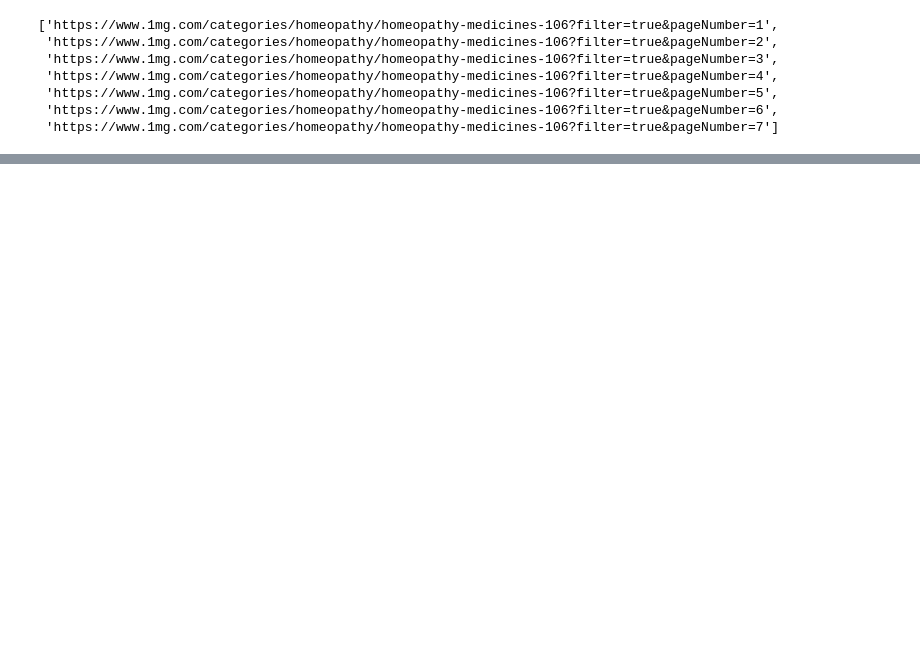
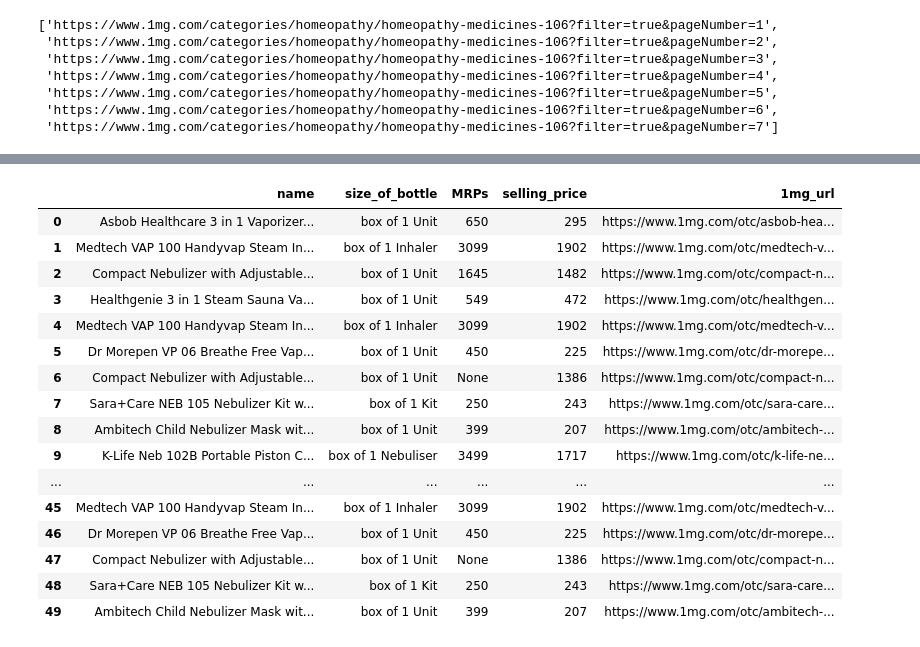
Before and after one commit to Deeakpant9759/WebScrapying_Scratch, a Jupyter notebook: 1mg_Scraper/scrap_homyoptahy.ipynb, the cells around one changed output, grey strips where cells are left out. Drawn from its saved outputs; the diff is of its cells as text; code cells hidden in the pictures; blank space fills up the shorter version.

```diff
--- a/1mg_Scraper/scrap_homyoptahy.ipynb
+++ b/1mg_Scraper/scrap_homyoptahy.ipynb
@@ -40,7 +40,7 @@ while True:
 
     # Construct the URL for the current page
 
-    url = "https://www.1mg.com/categories/homeopathy/homeopathy-medicines-106?filter=true&pageNumber=" + str(page)
+    url = "https://www.1mg.com/categories/anti-pollution/vaporizers-nebulizers-186?filter=true&page=" + str(page)
 
     # Send an HTTP GET request to the URL with the defined headers
     res = requests.get(url=url, headers=header)
@@ -95,7 +95,7 @@ while True:
                 URLs.append(None)
         # Print progress information for the current page
         print(page,"page=>",end=" ")
-    if page == 1251 :
+    if page == 11 :
         break
 
     page+=1 # Move to the next page for scraping
@@ -153 +161,22 @@ df['selling_price'] = df['selling_price'].str.replace(r'MRP\s*', '', regex=True)
+# %%
+df['selling_price'] = df['selling_price'].str.replace(r'Discounted Price:\s*', '', regex=True)
+df.head(50)
+# %% [output]
+|  | name | size_of_bottle | MRPs | selling_price | 1mg_url |
+| 0 | Asbob Healthcare 3 in 1 Vaporizer... | box of 1 Unit | 650 | 295 | https://www.1mg.com/otc/asbob-hea... |
+| 1 | Medtech VAP 100 Handyvap Steam In... | box of 1 Inhaler | 3099 | 1902 | https://www.1mg.com/otc/medtech-v... |
+| 2 | Compact Nebulizer with Adjustable... | box of 1 Unit | 1645 | 1482 | https://www.1mg.com/otc/compact-n... |
+| 3 | Healthgenie 3 in 1 Steam Sauna Va... | box of 1 Unit | 549 | 472 | https://www.1mg.com/otc/healthgen... |
+| 4 | Medtech VAP 100 Handyvap Steam In... | box of 1 Inhaler | 3099 | 1902 | https://www.1mg.com/otc/medtech-v... |
+| 5 | Dr Morepen VP 06 Breathe Free Vap... | box of 1 Unit | 450 | 225 | https://www.1mg.com/otc/dr-morepe... |
+| 6 | Compact Nebulizer with Adjustable... | box of 1 Unit | None | 1386 | https://www.1mg.com/otc/compact-n... |
+| 7 | Sara+Care NEB 105 Nebulizer Kit w... | box of 1 Kit | 250 | 243 | https://www.1mg.com/otc/sara-care... |
+| 8 | Ambitech Child Nebulizer Mask wit... | box of 1 Unit | 399 | 207 | https://www.1mg.com/otc/ambitech-... |
+| 9 | K-Life Neb 102B Portable Piston C... | box of 1 Nebuliser | 3499 | 1717 | https://www.1mg.com/otc/k-life-ne... |
+| ... | ... | ... | ... | ... | ... |
+| 45 | Medtech VAP 100 Handyvap Steam In... | box of 1 Inhaler | 3099 | 1902 | https://www.1mg.com/otc/medtech-v... |
+| 46 | Dr Morepen VP 06 Breathe Free Vap... | box of 1 Unit | 450 | 225 | https://www.1mg.com/otc/dr-morepe... |
+| 47 | Compact Nebulizer with Adjustable... | box of 1 Unit | None | 1386 | https://www.1mg.com/otc/compact-n... |
+| 48 | Sara+Care NEB 105 Nebulizer Kit w... | box of 1 Kit | 250 | 243 | https://www.1mg.com/otc/sara-care... |
+| 49 | Ambitech Child Nebulizer Mask wit... | box of 1 Unit | 399 | 207 | https://www.1mg.com/otc/ambitech-... |
 # %%
```
Also changed, not shown: parts of 10 cells of this notebook, 19 other files.
